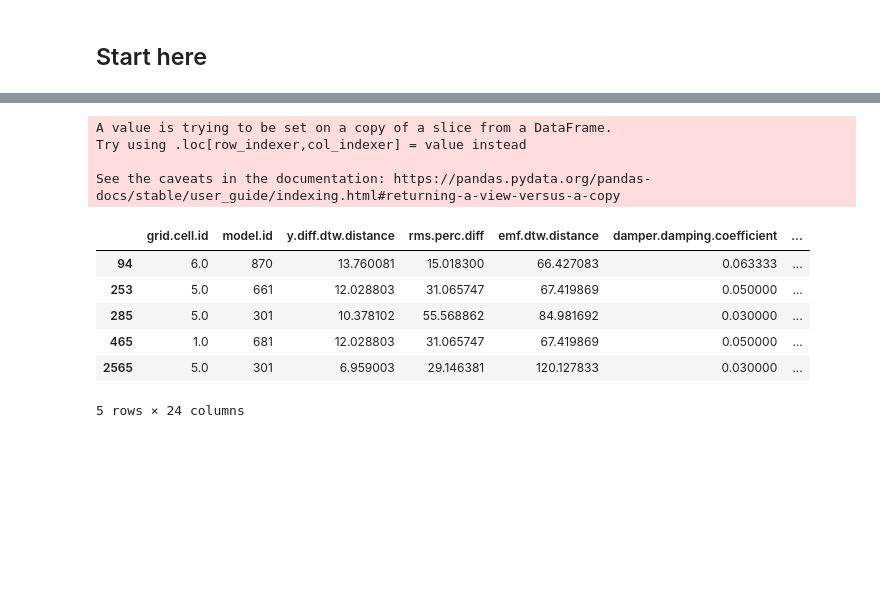
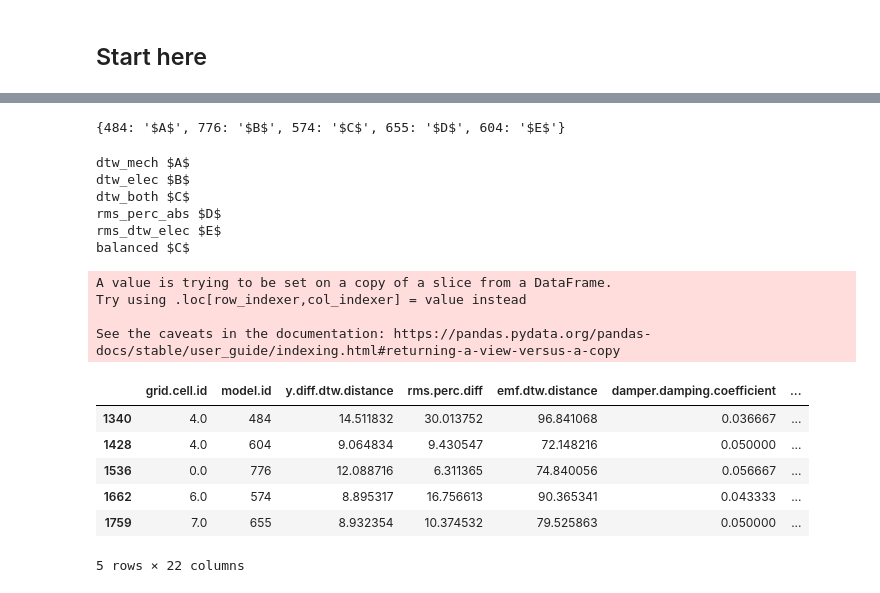
Before and after one commit to mnicstruwig/FlexibleFluxSimulator, a Jupyter notebook: experiments/2020-05-22-Analyze-Grid-Results.ipynb, the cells around one changed output, grey strips where cells are left out. Cells and saved outputs as stored; diff of their text form; code cells hidden in the pictures; blank space fills up the shorter version.

```diff
--- a/experiments/2020-05-22-Analyze-Grid-Results.ipynb
+++ b/experiments/2020-05-22-Analyze-Grid-Results.ipynb
@@ -127,8 +56,8 @@ client
 # %%
 no_curves_dfs = []
 for f in ['A', 'B', 'C']:
-    df = dd.read_parquet(root_path + f + '.parquet', engine='pyarrow')  # Just to get columns
-    df = dd.read_parquet(root_path + f + '.parquet', engine='pyarrow', columns=[col for col in df.columns if col not in ['time', 'y_diff', 'emf']]).drop_duplicates()
+    df = dd.read_parquet(f + '.parquet', engine='pyarrow')  # Just to get columns
+    df = dd.read_parquet(f + '.parquet', engine='pyarrow', columns=[col for col in df.columns if col not in ['time', 'y_diff', 'emf']]).drop_duplicates()
     df['input_excitation'] = df['input_excitation'].astype('int')
     df['device_id'] = f.split('.')[0]
     no_curves_dfs.append(df)
@@ -335,15 +244,11 @@ len(df2_filtered)
 # %%
-df_scores = df2_filtered.groupby('model_id').agg({
-    'y_diff_dtw_distance': 'mean',
-    'rms_perc_diff_abs': 'mean',
-    'emf_dtw_distance': 'mean',
-    'balanced': 'mean',
-    'dtw_balanced': 'mean',
-    'elec_balanced': 'mean',
-    'relative_scale_weights': 'mean',
-    'relative_deviation': 'mean',
-    'normalized_sum': 'mean',
-    'product': 'mean'
+df_scores = df2_filtered.groupby(['model_id']).agg({
+    'dtw_mech': 'mean',
+    'dtw_elec': 'mean',
+    'dtw_both': 'mean',
+    'rms_perc_abs': 'mean',
+    'rms_dtw_elec': 'mean',
+    'balanced': 'mean'
 })
 df_scores.head()
 # %% [output]
@@ -428,3 +277,2 @@ best_param_sets
 # %%
-model_id_to_metric_name = {v: k for k, v in best_param_sets.items()}
-model_id_to_metric_name
+best_param_sets = [v for v in best_model_ids.values()]
@@ -436,19 +299,44 @@ model_id_to_metric_name
+# %%
+letters = [r'$A$', r'$B$', r'$C$', r'$D$', r'$E$', 'F', 'G']
+letter_index = 0
+seen_model_ids = []
+model_id_to_letter_mapping = {}
+
+for k, v in best_model_ids.items():
+    if v not in model_id_to_letter_mapping.keys():
+        model_id_to_letter_mapping[v] = letters[letter_index]
+        letter_index += 1
+# %%
+model_id_to_letter_mapping
+# %% [output]
+{484: '$A$', 776: '$B$', 574: '$C$', 655: '$D$', 604: '$E$'}
+# %%
+# Just for illustration
+for k, v in best_model_ids.items():
+    print(k, model_id_to_letter_mapping[v])
+# %% [output]
+dtw_mech $A$
+dtw_elec $B$
+dtw_both $C$
+rms_perc_abs $D$
+rms_dtw_elec $E$
+balanced $C$
 # %%
-df_filtered_scores = df2_filtered[df2_filtered.model_id.isin(best_param_sets.values())]
-df_filtered_scores['metric_name'] = df_filtered_scores['model_id'].apply(lambda x: model_id_to_metric_name[x])
+df_filtered_scores = df2_filtered[df2_filtered.model_id.isin(best_param_sets)]
+df_filtered_scores['metric_name'] = df_filtered_scores['model_id'].apply(lambda x: model_id_to_letter_mapping[x])
 df_filtered_scores.head()
 
-df_filtered_scores.columns = [col.replace('_', '.') for col in df_filtered_scores.columns]  # Required to stop Latex from exploding
+df_filtered_scores.columns = [col.replace('_', '.') for col in df_filtered_scores.columns]
 df_filtered_scores.head()
 # %% [output]
 A value is trying to be set on a copy of a slice from a DataFrame.
 Try using .loc[row_indexer,col_indexer] = value instead
 
 See the caveats in the documentation: https://pandas.pydata.org/pandas-docs/stable/user_guide/indexing.html#returning-a-view-versus-a-copy
 |  | grid.cell.id | model.id | y.diff.dtw.distance | rms.perc.diff | emf.dtw.distance | damper.damping.coefficient | ... |
-| 94 | 6.0 | 870 | 13.760081 | 15.018300 | 66.427083 | 0.063333 | ... |
-| 253 | 5.0 | 661 | 12.028803 | 31.065747 | 67.419869 | 0.050000 | ... |
-| 285 | 5.0 | 301 | 10.378102 | 55.568862 | 84.981692 | 0.030000 | ... |
-| 465 | 1.0 | 681 | 12.028803 | 31.065747 | 67.419869 | 0.050000 | ... |
-| 2565 | 5.0 | 301 | 6.959003 | 29.146381 | 120.127833 | 0.030000 | ... |
+| 1340 | 4.0 | 484 | 14.511832 | 30.013752 | 96.841068 | 0.036667 | ... |
+| 1428 | 4.0 | 604 | 9.064834 | 9.430547 | 72.148216 | 0.050000 | ... |
+| 1536 | 0.0 | 776 | 12.088716 | 6.311365 | 74.840056 | 0.056667 | ... |
+| 1662 | 6.0 | 574 | 8.895317 | 16.756613 | 90.365341 | 0.043333 | ... |
+| 1759 | 7.0 | 655 | 8.932354 | 10.374532 | 79.525863 | 0.050000 | ... |
-5 rows × 24 columns
+5 rows × 22 columns
```
Also changed, not shown: parts of 84 cells of this notebook, 10 other files.
